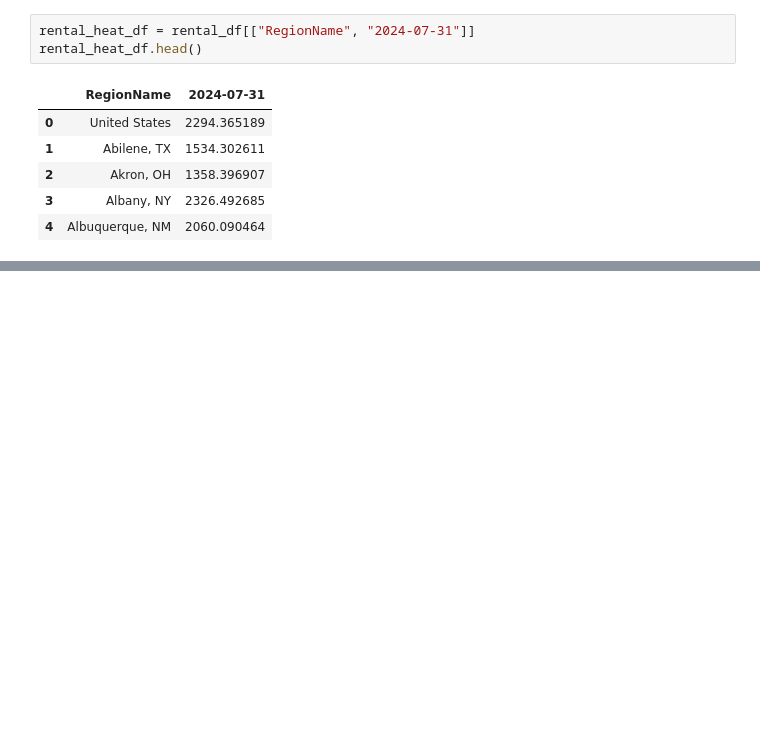
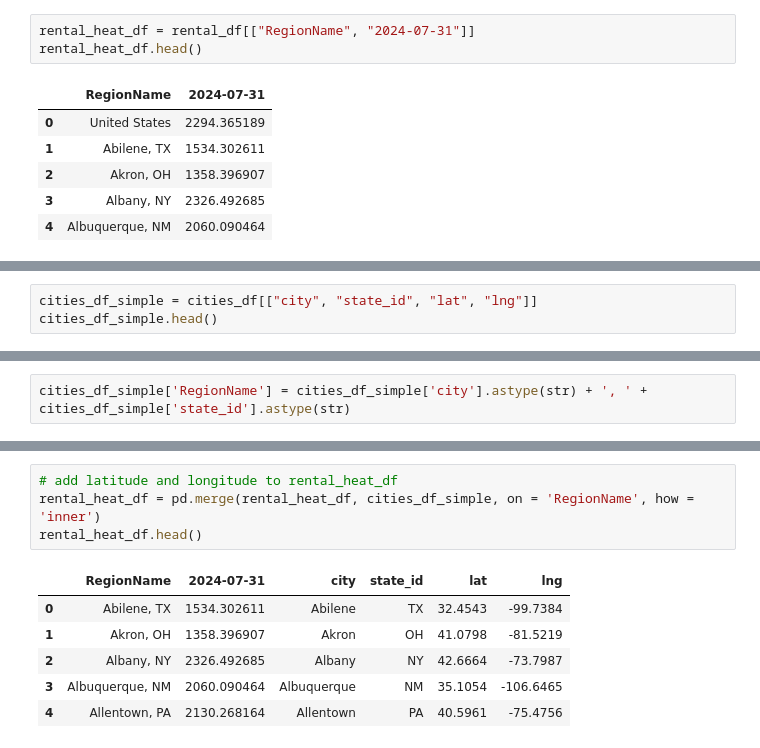
Before and after one commit to elgnol/RealEstate_Project_3, a Jupyter notebook: Analysis/Data_analysis_tatyana.ipynb, the cells around one changed output, grey strips where cells are left out. Saved outputs shown, nothing was run; the diff lists cells and outputs as text; blank space fills up the shorter version.

```diff
--- a/Analysis/Data_analysis_tatyana.ipynb
+++ b/Analysis/Data_analysis_tatyana.ipynb
@@ -270,0 +280,3 @@ rental_heat_df.to_json('rental_heat_df.json', orient='records', indent=4)
+# %%
+cities_df_simple = cities_df[["city", "state_id", "lat", "lng"]]
+cities_df_simple.head()
@@ -270,0 +290,2 @@ rental_heat_df.to_json('rental_heat_df.json', orient='records', indent=4)
+# %%
+cities_df_simple['RegionName'] = cities_df_simple['city'].astype(str) + ', ' + cities_df_simple['state_id'].astype(str)
@@ -270,0 +307,11 @@ rental_heat_df.to_json('rental_heat_df.json', orient='records', indent=4)
+# %%
+# add latitude and longitude to rental_heat_df
+rental_heat_df = pd.merge(rental_heat_df, cities_df_simple, on = 'RegionName', how = 'inner')
+rental_heat_df.head()
+# %% [output]
+|  | RegionName | 2024-07-31 | city | state_id | lat | lng |
+| 0 | Abilene, TX | 1534.302611 | Abilene | TX | 32.4543 | -99.7384 |
+| 1 | Akron, OH | 1358.396907 | Akron | OH | 41.0798 | -81.5219 |
+| 2 | Albany, NY | 2326.492685 | Albany | NY | 42.6664 | -73.7987 |
+| 3 | Albuquerque, NM | 2060.090464 | Albuquerque | NM | 35.1054 | -106.6465 |
+| 4 | Allentown, PA | 2130.268164 | Allentown | PA | 40.5961 | -75.4756 |
```
Also changed, not shown: parts of 13 cells of this notebook, 5 other files.
